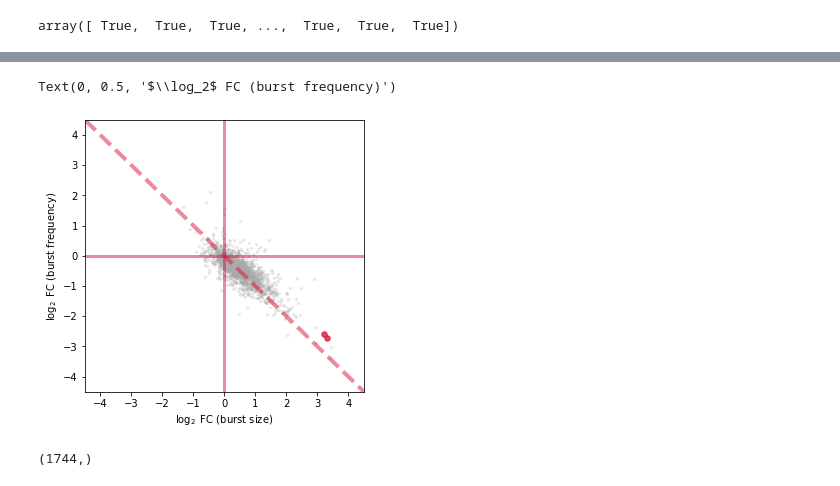
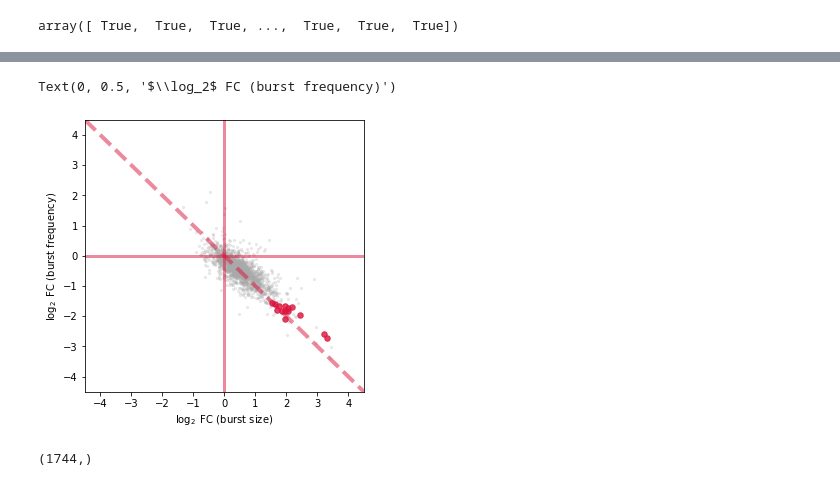
Before and after one commit to pachterlab/monod_examples, a Jupyter notebook: manuscript_computation/gg230313_desai_fit.ipynb, the cells around one changed output, grey strips where cells are left out. Cells and saved outputs as stored; diff of their text form; code cells hidden in the pictures.

```diff
--- a/manuscript_computation/gg230313_desai_fit.ipynb
+++ b/manuscript_computation/gg230313_desai_fit.ipynb
@@ -56,7 +56,7 @@ import scipy
 # %%
 cf = []
 thr_lb = [4e3, 4e3]
-thr_ub = [5e5, 5e5]
+# thr_ub = [5e5, 5e5]
 S_arr = []
 U_arr = []
 
@@ -75,7 +75,8 @@ for k in range(len(dataset_meta)):
         bcs = ds.ca[cell_attr]
         n_cells = S.shape[1]
         monod.preprocess.knee_plot(S+U,ax1[k],viz=True,thr=thr_lb[k])
-        cf_ = ((S+U).sum(0)>thr_lb[k]) & ((S+U).sum(0)<thr_ub[k])
+        cf_ = ((S+U).sum(0)>thr_lb[k])
+#         cf_ = ((S+U).sum(0)>thr_lb[k]) & ((S+U).sum(0)<thr_ub[k])
         ax1[k].set_title(dataset_meta[k])
         print(f'Dataset {dataset_name}. \n\t{len(bcs)} barcodes in loom, {cf_.sum()} pass filter.')
 
@@ -174,7 +175,7 @@ transcriptome_filepath
 # %% [output]
 '../polyA_ref/gg_200524_mouse_genome_polyA_cum_1'
 # %%
-markers = ['Nanog','Sox2', 'Pou5f1','Klf4']
+markers = ['Nanog','Sox2', 'Pou5f1','Klf4','Wdr83','Stx7','Hif1an','Mtpap','Farsa','Wipi2','Snd1']
 # %%
 [x in gene_names for x in markers]
 # %% [output]
@@ -222,10 +223,15 @@ Define parameter bounds, then iterate over datasets and perform the fits.
 # %%
 phys_lb = [-1.0, -1.8, -1.8 ]
 phys_ub = [4.2, 2.5, 3.5]
-samp_lb = [-8, -2.5]
-samp_ub = [-5, 0]
+# samp_lb = [-8, -2.5]
+# samp_ub = [-5, 0]
+# gridsize = [20,21]
+samp_lb = [-7.5, -2]
+samp_ub = [-5.5, 0]
+# gridsize = [5,6]
 gridsize = [20,21]
 
+
 gradient_params = {'max_iterations':15,'init_pattern':'moments','num_restarts':1}
 # %%
 result_strings = []
@@ -555,24 +523,25 @@ gf_.sum()
 # %%
 plt.figure(figsize=(5,5))
+thrpars = 1.5
 thr = 1
-gf_ = (np.abs(deltaB)>2) & (np.abs(deltaK)>2) & ((sd_arr[1].layers[1].mean(1)[gf]>thr) | (sd_arr[0].layers[1].mean(1)[gf]>thr))
+gf_ = (np.abs(deltaB)>thrpars) & (np.abs(deltaK)>thrpars) & ((sd_arr[1].layers[1].mean(1)[gf]>thr) | (sd_arr[0].layers[1].mean(1)[gf]>thr))
 plt.scatter(deltaB[~gf_],deltaK[~gf_],5,'darkgray',alpha=0.2)
 plt.scatter(deltaB[gf_],deltaK[gf_],30,'crimson',alpha=0.8)
 # plt.scatter(deltaB[mind],deltaK[mind],100,'cyan',marker='^')
 # plt.scatter(-0.305,-0.421,100,'r',marker='s')
 # plt.scatter(-0.305,-0.2718,100,'r',marker='s')
 xl =np.asarray([-4.5,4.5])
 # xl =np.asarray([-1.5,1.5])
 plt.xlim(xl)
 plt.ylim(xl)
 plt.plot(xl,-xl,'--',linewidth=4,c='crimson',alpha=0.5)
 plt.plot(xl,[0,0],'-',linewidth=3,c='crimson',alpha=0.5)
 plt.plot([0,0],xl,'-',linewidth=3,c='crimson',alpha=0.5)
 plt.xlabel(r'$\log_2$ FC (burst size)')
 plt.ylabel(r'$\log_2$ FC (burst frequency)')
 # %% [output]
 Text(0, 0.5, '$\\log_2$ FC (burst frequency)')
-[figure, old version]
+[figure, new version]
 # %%
 gf_.shape
 # %% [output]
```
Also changed, not shown: parts of 6 cells of this notebook, 17 other files.
